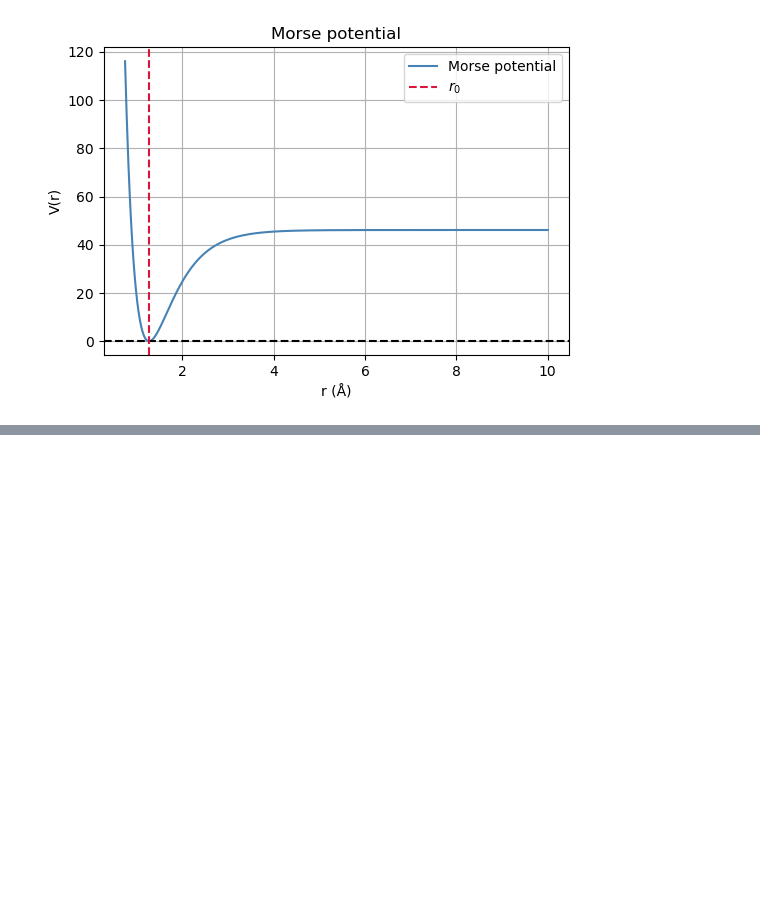
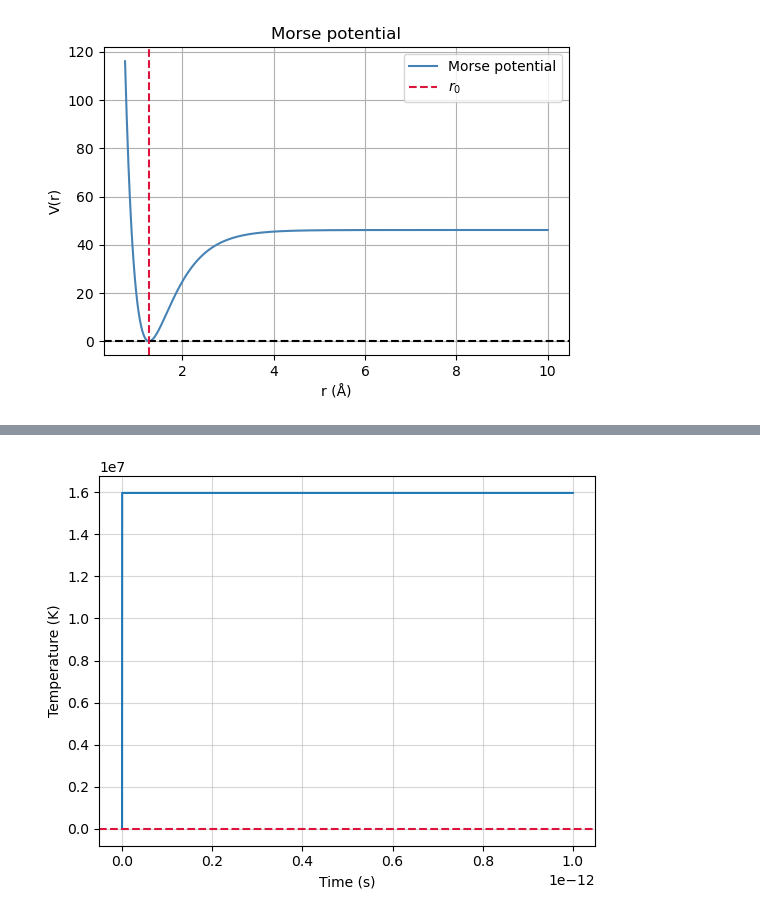
Before and after one commit to JeanCHDJdev/md-langevin, a Jupyter notebook: simulation.ipynb, the cells around one changed output, grey strips where cells are left out. Cells and saved outputs as stored; diff of their text form; code cells hidden in the pictures; blank space fills up the shorter version.

```diff
--- a/simulation.ipynb
+++ b/simulation.ipynb
@@ -39,3 +60,11 @@ plt.grid(True, alpha=0.5)
+# %%
+plt.plot(time, temp)
+plt.axhline(0, color='crimson', lw=1.5, ls='--', label=r'$r_0$')
+plt.xlabel("Time (s)")
+plt.ylabel("Temperature (K)")
+plt.grid(True, alpha=0.5)
+# %% [output]
+[figure, added]
 # %%
 traj_3D, speed_3D = sim.v_to_trajectory(speed)
 # do a 3D plot of the trajectory, coloring with the speed
```
Also changed, not shown: parts of 5 cells of this notebook, 1 other file.
